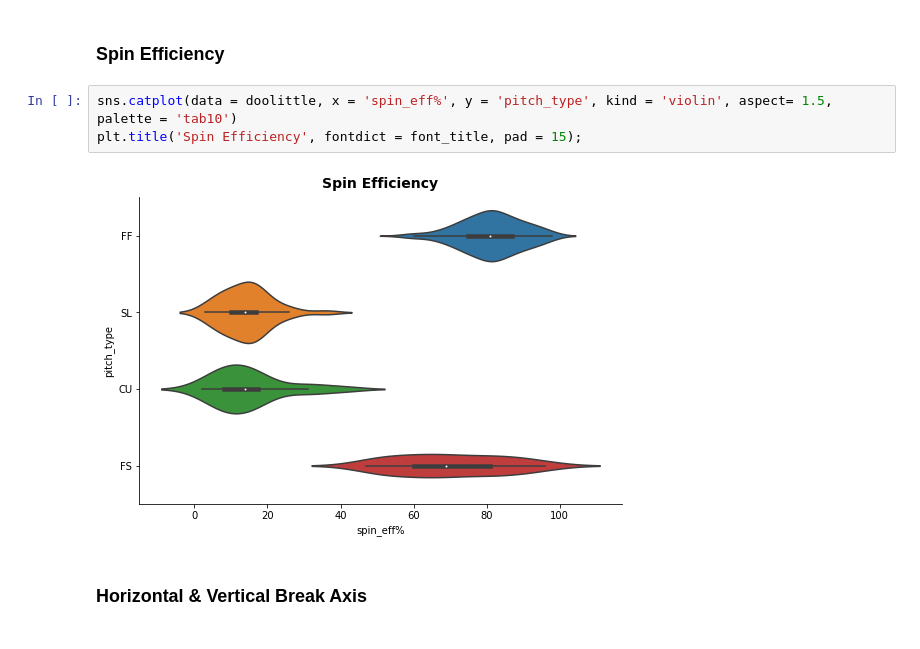
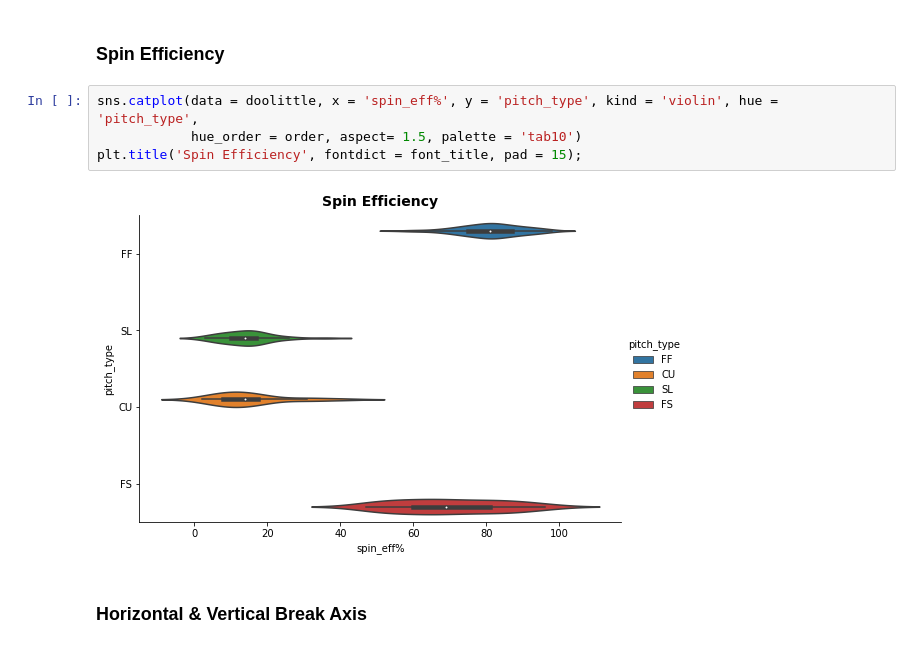
Before and after one commit to anthonyzurke/player-analysis, a Jupyter notebook: pitchers/doollittle-scoutingreport.ipynb, the cells around one changed output. Drawn from its saved outputs; the diff is of its cells as text.

```diff
--- a/pitchers/doollittle-scoutingreport.ipynb
+++ b/pitchers/doollittle-scoutingreport.ipynb
@@ -210,10 +211,11 @@ ax.set_title('Spin Axis', fontdict = font_title, pad = 15);
 # %% [markdown]
 ### Spin Efficiency
 # %%
-sns.catplot(data = doolittle, x = 'spin_eff%', y = 'pitch_type', kind = 'violin', aspect= 1.5, palette = 'tab10')
+sns.catplot(data = doolittle, x = 'spin_eff%', y = 'pitch_type', kind = 'violin', hue = 'pitch_type',
+            hue_order = order, aspect= 1.5, palette = 'tab10')
 plt.title('Spin Efficiency', fontdict = font_title, pad = 15);
 # %% [output]
-[figure, old version]
+[figure, new version]
 # %% [markdown]
 ### Horizontal & Vertical Break Axis
 # %%
```
Also changed, not shown: parts of 4 cells of this notebook, 2 other files.
